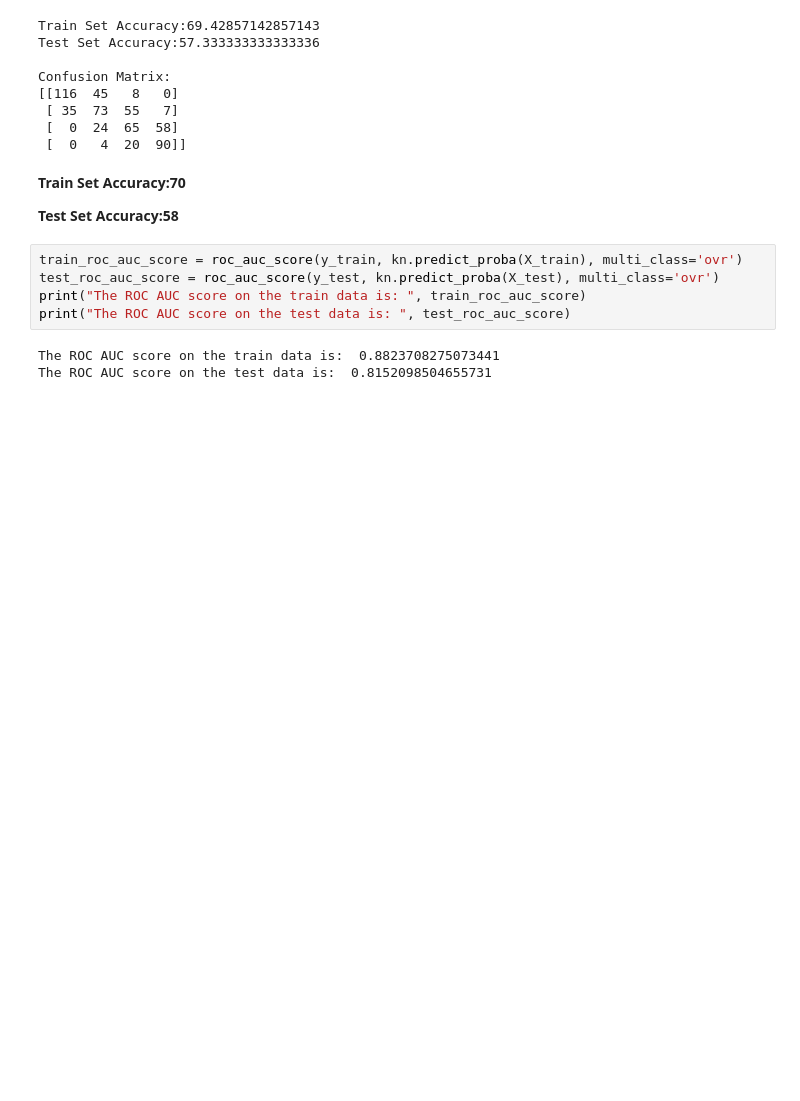
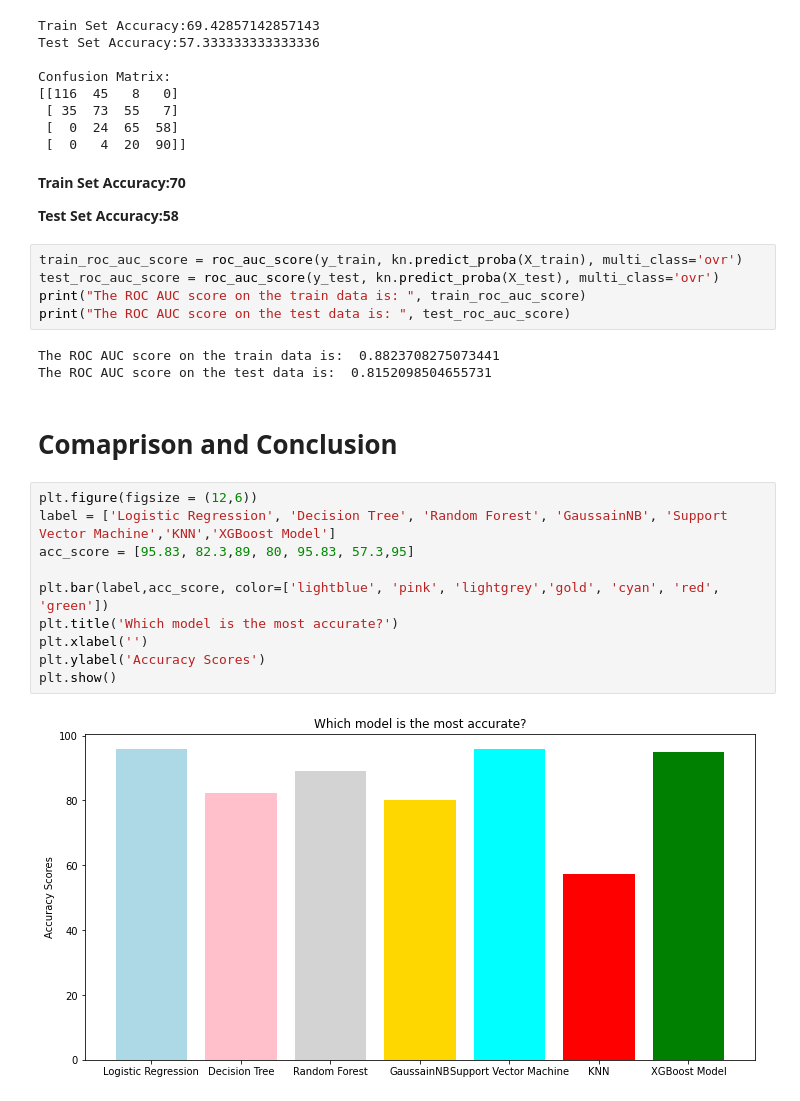
Before and after one commit to Vinni1798/Mobile-price-range-prediction, a Jupyter notebook: Mobile_Price_Prediction.ipynb, the cells around one changed output. Saved outputs shown, nothing was run; the diff lists cells and outputs as text; blank space fills up the shorter version.

Commit message:
Conclusion

```diff
--- a/Mobile_Price_Prediction.ipynb
+++ b/Mobile_Price_Prediction.ipynb
@@ -890,3 +890,17 @@ print("The ROC AUC score on the test data is: ", test_roc_auc_score)
 # %% [output]
 The ROC AUC score on the train data is:  0.8823708275073441
 The ROC AUC score on the test data is:  0.8152098504655731
+# %% [markdown]
+# **Comaprison and Conclusion**
+# %%
+plt.figure(figsize = (12,6))
+label = ['Logistic Regression', 'Decision Tree', 'Random Forest', 'GaussainNB', 'Support Vector Machine','KNN','XGBoost Model']
+acc_score = [95.83, 82.3,89, 80, 95.83, 57.3,95]
+
+plt.bar(label,acc_score, color=['lightblue', 'pink', 'lightgrey','gold', 'cyan', 'red', 'green'])
+plt.title('Which model is the most accurate?')
+plt.xlabel('')
+plt.ylabel('Accuracy Scores')
+plt.show()
+# %% [output]
+[figure, added]
```
Also changed, not shown: parts of 7 cells of this notebook.
